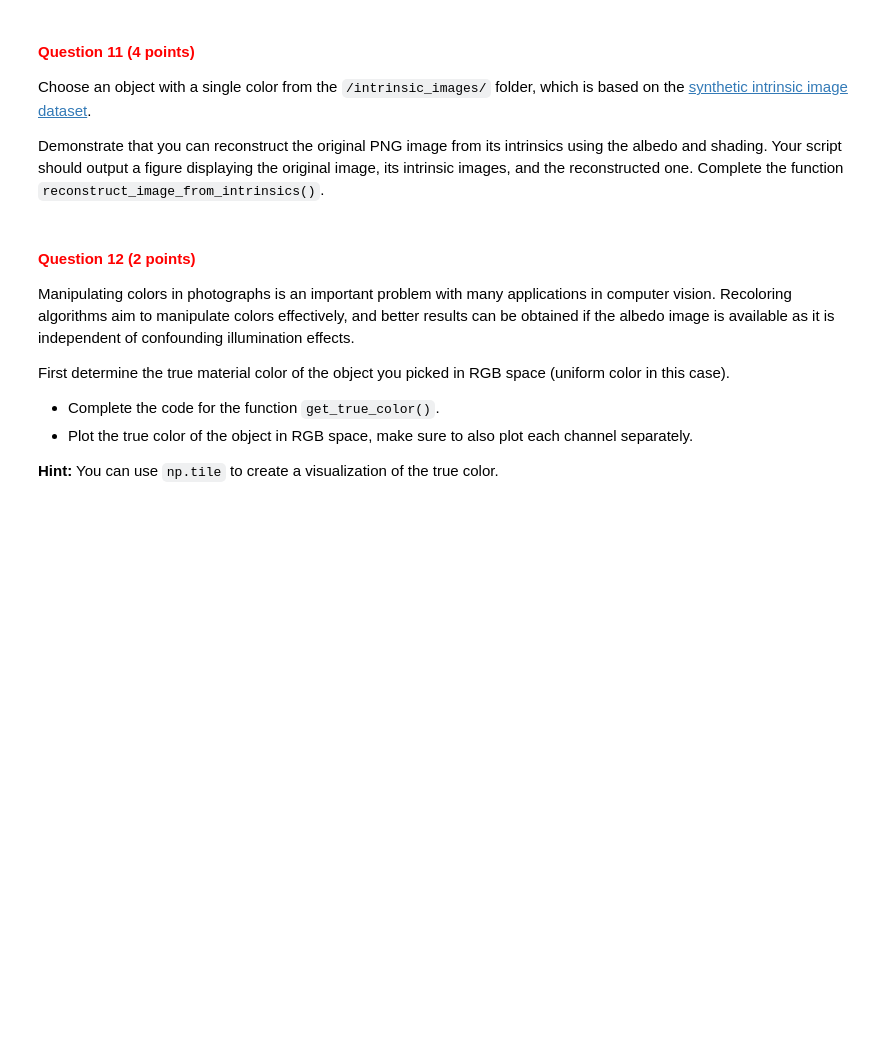
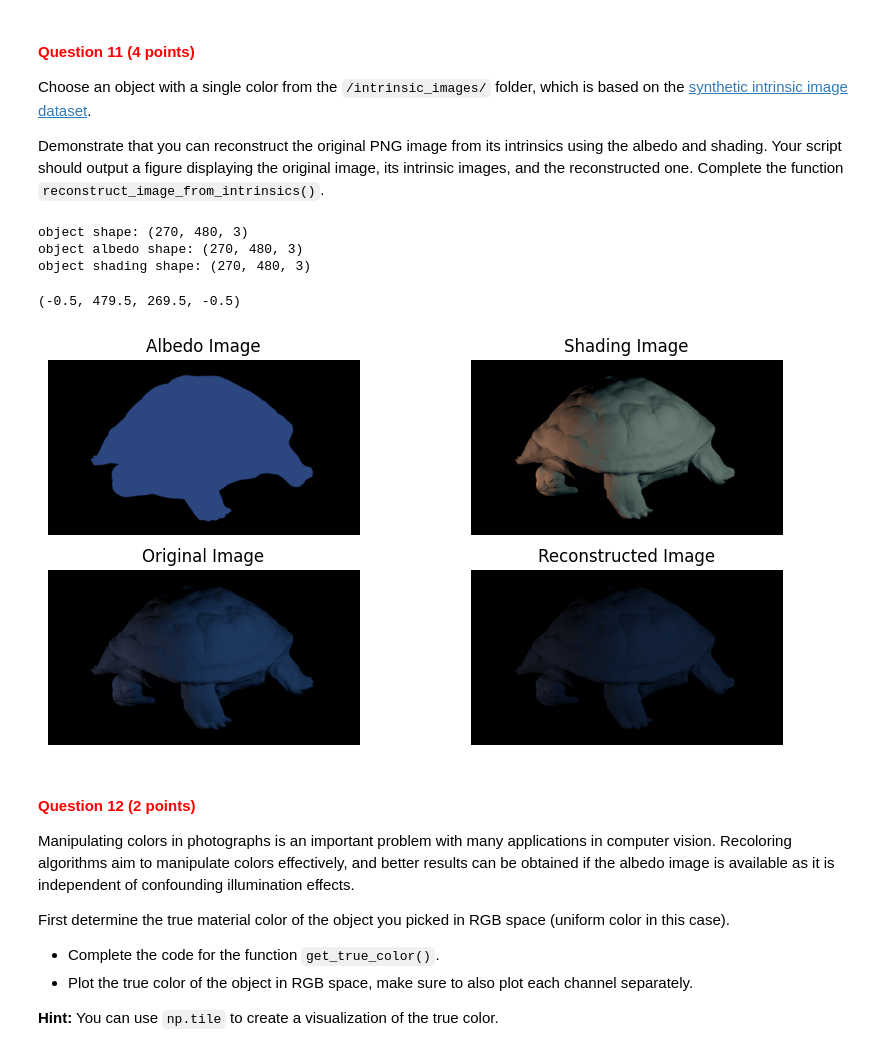
Before and after one commit to uvacv1/cv1-lab-1, a Jupyter notebook: cv1-lab-1.ipynb, the cells around one changed output. Cells and saved outputs as stored; diff of their text form; code cells hidden in the pictures; blank space fills up the shorter version.

```diff
--- a/cv1-lab-1.ipynb
+++ b/cv1-lab-1.ipynb
@@ -513,33 +526,68 @@ def reconstruct_image_from_intrinsics(albedo_img, shading_img):
     """
 
     # YOUR CODE HERE
+    albedo_img = np.array(albedo_img)
+    shading_img = np.array(shading_img)
+
+    # Normalize the images in [0, 1] range
+    if albedo_img.max() > 1:
+        albedo_img = albedo_img / 255
+
+    if shading_img.max() > 1:
+        shading_img = shading_img / 255
+
+    iid_img = albedo_img * shading_img
 
     return iid_img
 # %%
 # Replace the object name with a valid name from the dataset
 img_path = './intrinsic_images/'
 object_name = 'turt_ml1'
 
 # Read with opencv
 obj = cv2.imread(img_path + object_name + '.png')
 if obj is None:
     raise FileNotFoundError(f'No image found with filename: {img_path + object_name + ".png"}')
 else:
     print(f'object shape: {obj.shape}')
 
 obj_sha = cv2.imread(img_path + object_name + '_shad.png')
 if obj_sha is None:
     raise FileNotFoundError(f'No image found with filename: {img_path + object_name + "_shad.png"}')
 else:
     print(f'object albedo shape: {obj_sha.shape}')
 
 obj_alb = cv2.imread(img_path + object_name.split('_')[0] + '_refl.png')
 if obj_alb is None:
     raise FileNotFoundError(f'No image found with filename: {img_path + object_name.split("_")[0] + "_refl.png"}')
 else:
     print(f'object shading shape: {obj_alb.shape}')
 
 # YOUR CODE HERE
+reconstructed_img = reconstruct_image_from_intrinsics(obj_alb, obj_sha)
+
+fig, axes = plt.subplots(2, 2, figsize=(10, 5))
+axes[1,0].imshow(obj)
+axes[1,0].set_title('Original Image')
+axes[1,0].axis('off')
+
+axes[1,1].imshow(reconstructed_img)
+axes[1,1].set_title('Reconstructed Image')
+axes[1,1].axis('off')
+
+axes[0,0].imshow(obj_alb)
+axes[0,0].set_title('Albedo Image')
+axes[0,0].axis('off')
+
+axes[0,1].imshow(obj_sha)
+axes[0,1].set_title('Shading Image')
+axes[0,1].axis('off')
+# %% [output]
+object shape: (270, 480, 3)
+object albedo shape: (270, 480, 3)
+object shading shape: (270, 480, 3)
+(-0.5, 479.5, 269.5, -0.5)
+[figure, added]
 # %% [markdown]
 <a id="question-12"></a>
 #### <font color='#FF0000'>Question 12 (2 points)</font>
```
Also changed, not shown: parts of 12 cells of this notebook.
